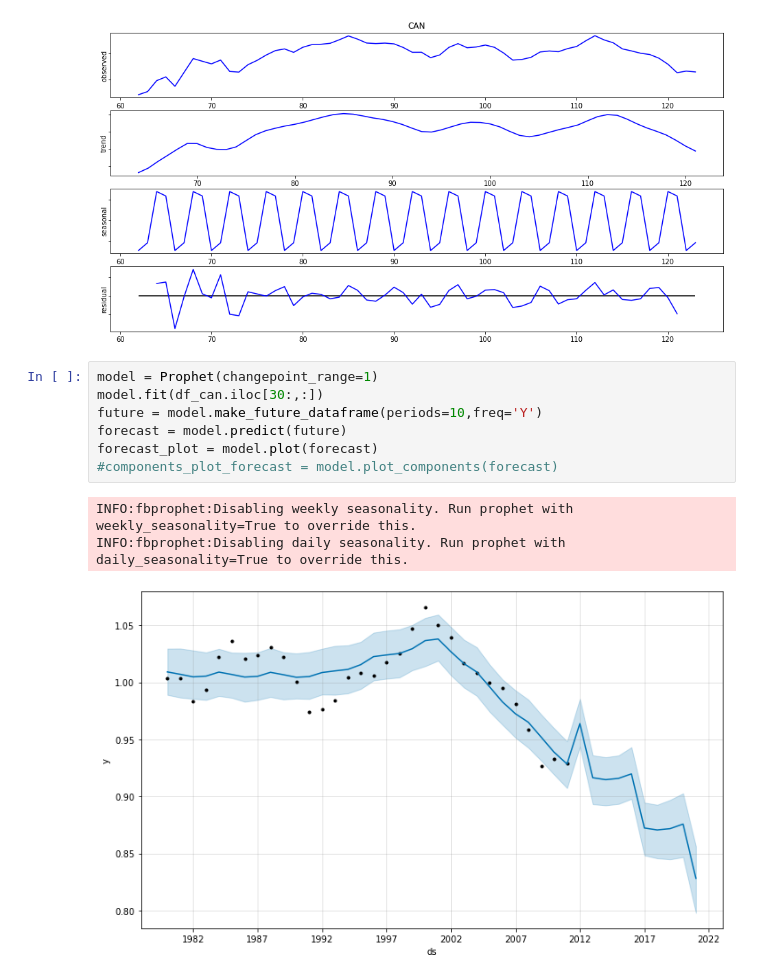
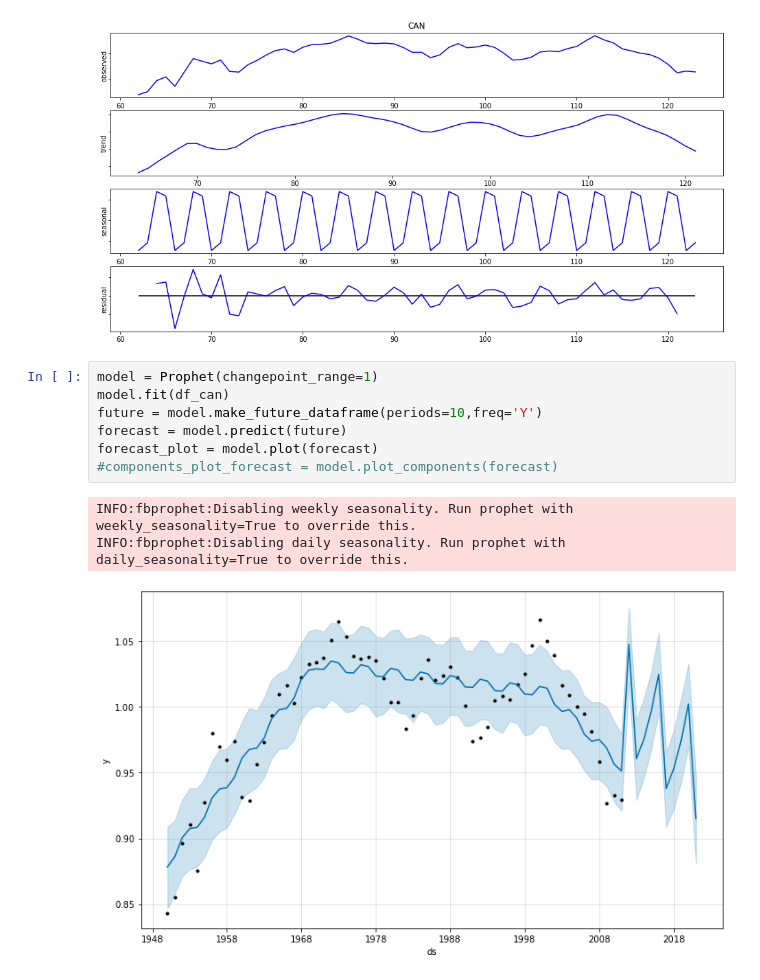
Before and after one commit to yguenka/4intelligence-Case, a Jupyter notebook: Data Analysis Skill Test.ipynb, the cells around one changed output. Drawn from its saved outputs; the diff is of its cells as text.

```diff
--- a/Data Analysis Skill Test.ipynb
+++ b/Data Analysis Skill Test.ipynb
@@ -207,12 +207,12 @@ plt.show()
 [figure]
 # %%
 model = Prophet(changepoint_range=1)
-model.fit(df_can.iloc[30:,:])
+model.fit(df_can)
 future = model.make_future_dataframe(periods=10,freq='Y')
 forecast = model.predict(future)
 forecast_plot = model.plot(forecast)
 #components_plot_forecast = model.plot_components(forecast)
 # %% [output]
 INFO:fbprophet:Disabling weekly seasonality. Run prophet with weekly_seasonality=True to override this.
 INFO:fbprophet:Disabling daily seasonality. Run prophet with daily_seasonality=True to override this.
-[figure, old version]
+[figure, new version]
```
Also changed, not shown: parts of 1 cell of this notebook, 2 other files.
